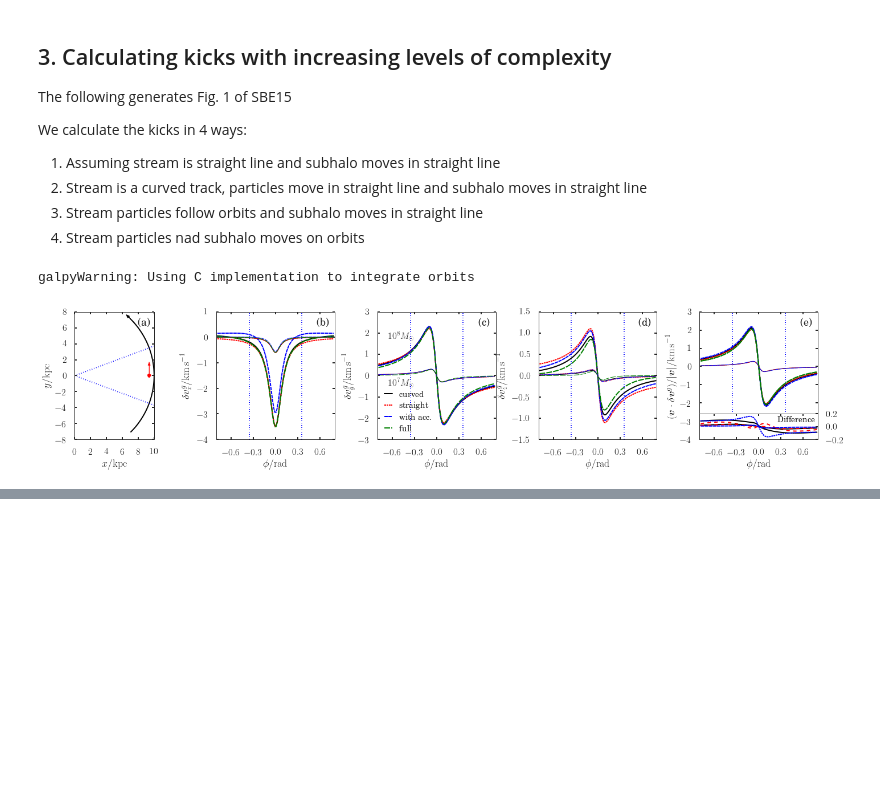
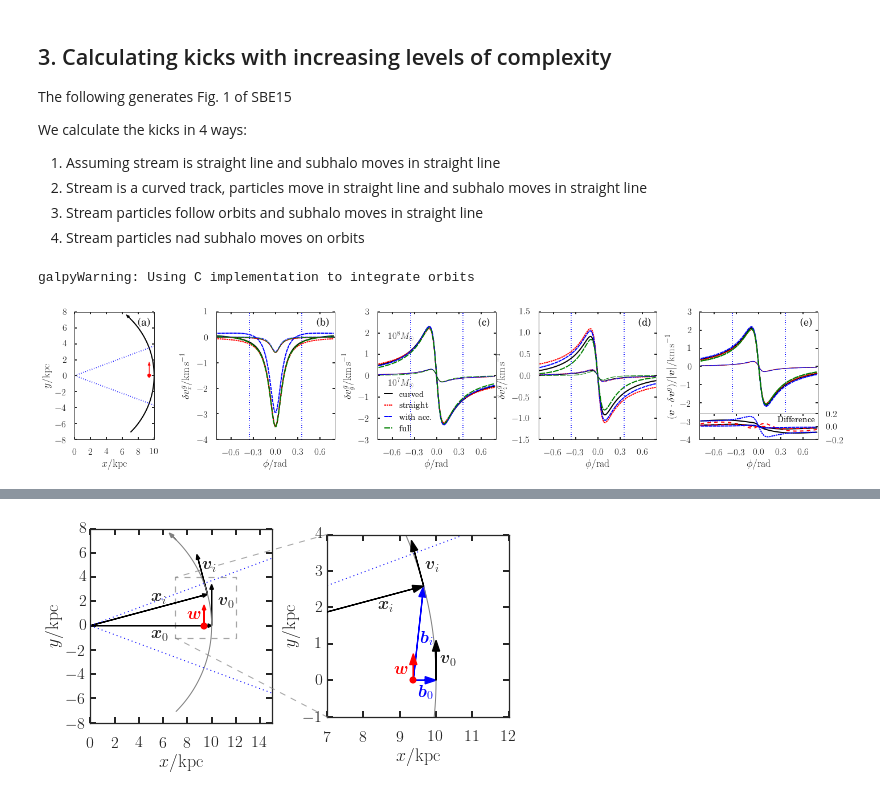
Before and after one commit to jobovy/streamgap-aa, a Jupyter notebook: py/StreamGapExample.ipynb, the cells around one changed output, grey strips where cells are left out. Cells and saved outputs as stored; diff of their text form; code cells hidden in the pictures; blank space fills up the shorter version.

```diff
--- a/py/StreamGapExample.ipynb
+++ b/py/StreamGapExample.ipynb
@@ -489,0 +578,74 @@ plt.savefig('../paper/fig1_curved_straight_comparison.pdf',bbox_inches='tight')
+# %%
+f,a = plt.subplots(1,2,figsize=[7.5,4.])
+plt.subplots_adjust(wspace=0.3)
+a[0].plot(xc,yc,color='gray')
+a[0].plot(np.linspace(0.,15.),np.tan(np.arccos((rcurv-b_2)/rcurv))*np.linspace(0.,15.),'b:')
+a[0].plot(np.linspace(0.,15.),-np.tan(np.arccos((rcurv-b_2)/rcurv))*np.linspace(0.,15.),'b:')
+a[0].plot([rcurv-b_2],[0.],'r.')
+a[0].plot([0.],[0.],'bx')
+a[0].set_xlabel(r'$x/\mathrm{kpc}$')
+a[0].set_ylabel(r'$y/\mathrm{kpc}$')
+a[0].set_aspect('equal')
+a[0].arrow(rcurv-b_2, 0., 0., 1.3, head_width=0.3, head_length=0.4, fc='r', ec='r')
+s = 0.4
+a[0].arrow(Xc[-1][0], Xc[-1][1], -s*np.sin(theta[-1]), s*np.cos(theta[-1]), head_width=0.3, head_length=0.4, fc='gray', ec='gray',lw=1.2)
+s = 3.
+a[0].arrow(Xc[-34][0], Xc[-34][1], -s*np.sin(theta[-34]), s*np.cos(theta[-34]), head_width=0.3, head_length=0.4, fc='k', ec='k',lw=1.2)
+s=9.6
+a[0].arrow(0.,0., s*np.cos(theta[-34]), s*np.sin(theta[-34]), head_width=0.3, head_length=0.4, fc='k', ec='k',lw=1.2)
+s=3.
+a[0].arrow(10.,0., 0., s, head_width=0.3, head_length=0.4, fc='k', ec='k',lw=1.2)
+a[0].arrow(0.,0., 9.7, 0., head_width=0.3, head_length=0.3, fc='k', ec='k',lw=1.2)
+a[0].set_xlim(0.,15.)
+a[0].annotate(r'$\boldsymbol{w}$',(8.,0.6),fontsize=17,color='r')
+a[0].annotate(r'$\boldsymbol{v}_i$',(9.2,4.5),fontsize=17)
+a[0].annotate(r'$\boldsymbol{v}_0$',(10.5,1.5),fontsize=17)
+a[0].annotate(r'$\boldsymbol{x}_i$',(5.,1.8),fontsize=17)
+a[0].annotate(r'$\boldsymbol{x}_0$',(5.,-1.2),fontsize=17)
+
+a[0].add_patch(Rectangle((7.,-1.),5.,5.,facecolor='None',edgecolor='gray',ls='--',alpha=0.7))
+# line = matplotlib.lines.Line2D((0.52,0.25),(0.613,0.455),color='k',alpha=0.5,lw=1,
+#                                transform=f.transFigure)
+# line2 = matplotlib.lines.Line2D((0.59,0.775),(0.613,0.455),color='k',alpha=0.5,lw=1,
+#                                transform=f.transFigure)
+
+a[1].plot(xc,yc,color='gray')
+a[1].plot(np.linspace(0.,15.),np.tan(np.arccos((rcurv-b_2)/rcurv))*np.linspace(0.,15.),'b:')
+a[1].plot(np.linspace(0.,15.),-np.tan(np.arccos((rcurv-b_2)/rcurv))*np.linspace(0.,15.),'b:')
+a[1].plot([rcurv-b_2],[0.],'r.')
+a[1].plot([0.],[0.],'bx')
+a[1].set_xlabel(r'$x/\mathrm{kpc}$')
+a[1].set_ylabel(r'$y/\mathrm{kpc}$')
+a[1].set_aspect('equal')
+a[1].arrow(rcurv-b_2, 0., 0., 0.43, head_width=0.2, head_length=0.3, fc='r', ec='r',zorder=12)
+s = 1.
+a[1].arrow(Xc[-1][0], Xc[-1][1], -s*np.sin(theta[-1]), s*np.cos(theta[-1]), head_width=0.2, head_length=0.3, fc='k', ec='k',lw=1.2,zorder=10)
+s = 1.
+a[1].arrow(Xc[-34][0], Xc[-34][1], -s*np.sin(theta[-34]), s*np.cos(theta[-34]), head_width=0.2, head_length=0.3, fc='k', ec='k',lw=1.2,zorder=10)
+s=9.7
+a[1].arrow(0.,0., s*np.cos(theta[-34]), s*np.sin(theta[-34]), head_width=0.2, head_length=0.3, fc='k', ec='k',lw=1.2,zorder=10)
+s=0.8
+a[1].arrow(10.,0., 0., s, head_width=0.2, head_length=0.3, fc='k', ec='k',lw=1.2,zorder=10)
+a[1].set_xlim(0.,15.)
+a[1].annotate(r'$\boldsymbol{w}$',(8.85,0.2),fontsize=17,color='r')
+a[1].annotate(r'$\boldsymbol{v}_i$',(9.7,3.),fontsize=17)
+a[1].annotate(r'$\boldsymbol{v}_0$',(10.1,0.4),fontsize=17)
+a[1].annotate(r'$\boldsymbol{x}_i$',(8.4,1.9),fontsize=17)
+a[1].annotate(r'$\boldsymbol{b}_0$',(9.5,-0.5),fontsize=17,color='b')
+a[1].annotate(r'$\boldsymbol{b}_i$',(9.55,1.),fontsize=17,color='b')
+a[1].arrow(rcurv-b_2,0., b_2-0.3,0., head_width=0.2, head_length=0.3, fc='b', ec='b',lw=1.2)
+x,y = Xc[-34][0]-rcurv+b_2, Xc[-34][1]
+L = np.sqrt(x*x+y*y)-0.3
+ang = np.arctan2(y,x)
+a[1].arrow(rcurv-b_2,0.,L*np.cos(ang),L*np.sin(ang), head_width=0.2, head_length=0.3, fc='b', ec='b',lw=1.2)
+a[1].set_ylim(-1.,4.)
+a[1].set_xlim(7.,12.)
+
+line = matplotlib.lines.Line2D((0.565,0.282),(0.83,0.68),color='gray',ls='--',alpha=0.7,
+                               transform=f.transFigure)
+line2 = matplotlib.lines.Line2D((0.565,0.282),(0.194,0.47),color='gray',ls='--',alpha=0.7,
+                               transform=f.transFigure)
+f.lines = line,line2
+plt.savefig('../paper/plots/fig0_geometry.pdf',bbox_inches='tight')
+# %% [output]
+[figure, added]
```
Also changed, not shown: parts of 13 cells of this notebook, 22 other files.
